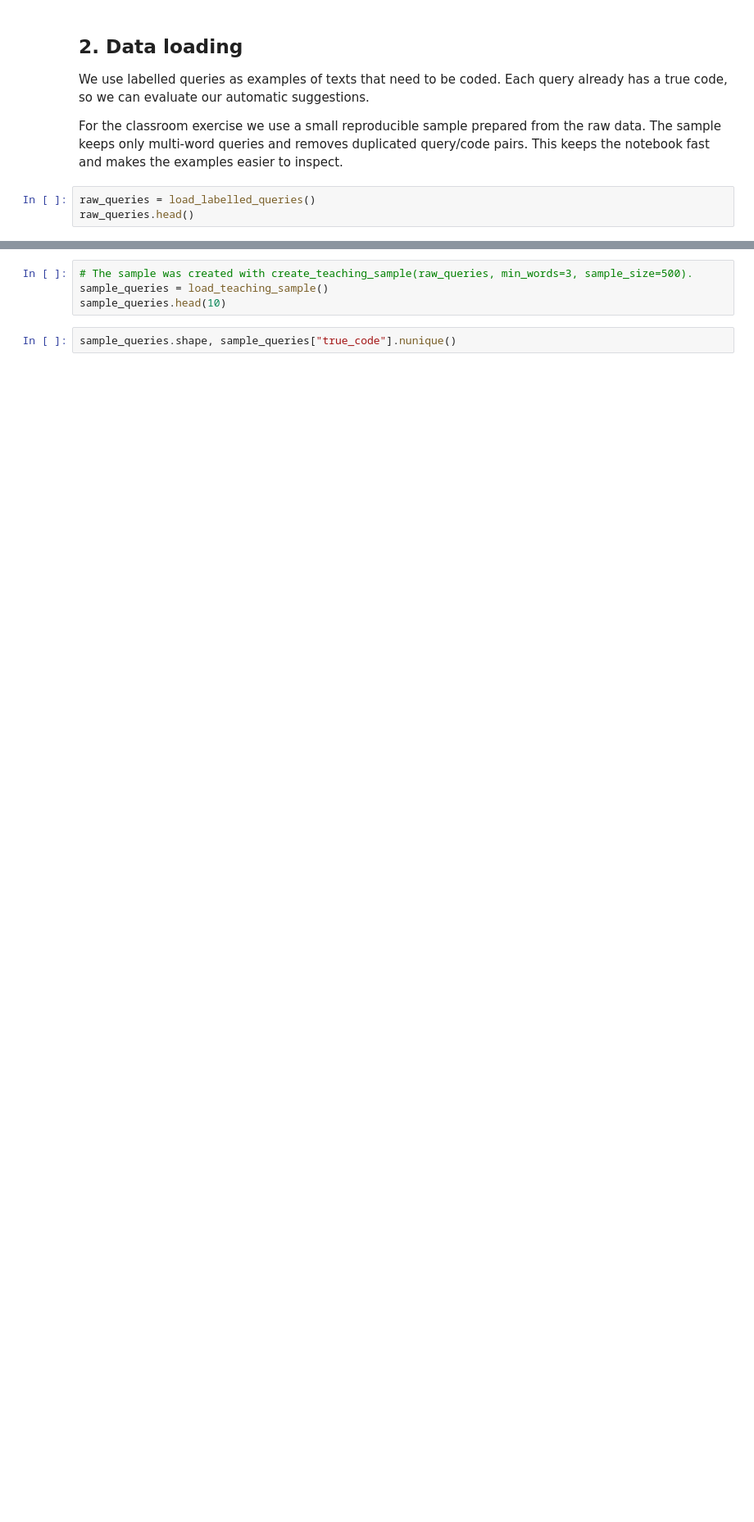
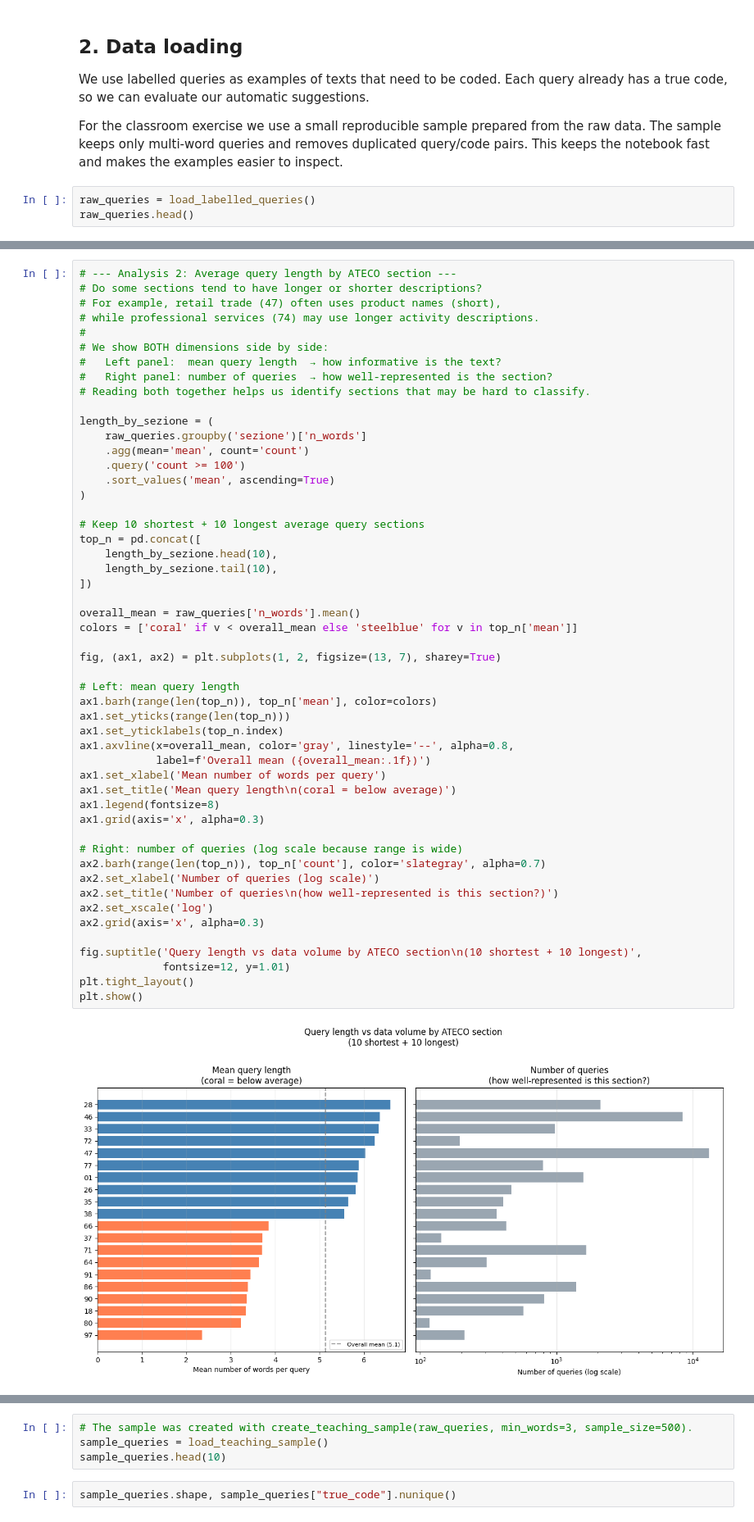
Before and after one commit to istat-methodology/emos-lecture, a Jupyter notebook: notebooks/emos_coding_lab.ipynb, the cells around one changed output, grey strips where cells are left out. Shown at 82% size. Drawn from its saved outputs; the diff is of its cells as text; blank space fills up the shorter version.

```diff
--- a/notebooks/emos_coding_lab.ipynb
+++ b/notebooks/emos_coding_lab.ipynb
@@ -38,0 +202,53 @@ raw_queries.head()
+# %%
+# --- Analysis 2: Average query length by ATECO section ---
+# Do some sections tend to have longer or shorter descriptions?
+# For example, retail trade (47) often uses product names (short),
+# while professional services (74) may use longer activity descriptions.
+#
+# We show BOTH dimensions side by side:
+#   Left panel:  mean query length  → how informative is the text?
+#   Right panel: number of queries  → how well-represented is the section?
+# Reading both together helps us identify sections that may be hard to classify.
+
+length_by_sezione = (
+    raw_queries.groupby('sezione')['n_words']
+    .agg(mean='mean', count='count')
+    .query('count >= 100')
+    .sort_values('mean', ascending=True)
+)
+
+# Keep 10 shortest + 10 longest average query sections
+top_n = pd.concat([
+    length_by_sezione.head(10),
+    length_by_sezione.tail(10),
+])
+
+overall_mean = raw_queries['n_words'].mean()
+colors = ['coral' if v < overall_mean else 'steelblue' for v in top_n['mean']]
+
+fig, (ax1, ax2) = plt.subplots(1, 2, figsize=(13, 7), sharey=True)
+
+# Left: mean query length
+ax1.barh(range(len(top_n)), top_n['mean'], color=colors)
+ax1.set_yticks(range(len(top_n)))
+ax1.set_yticklabels(top_n.index)
+ax1.axvline(x=overall_mean, color='gray', linestyle='--', alpha=0.8,
+            label=f'Overall mean ({overall_mean:.1f})')
+ax1.set_xlabel('Mean number of words per query')
+ax1.set_title('Mean query length\n(coral = below average)')
+ax1.legend(fontsize=8)
+ax1.grid(axis='x', alpha=0.3)
+
+# Right: number of queries (log scale because range is wide)
+ax2.barh(range(len(top_n)), top_n['count'], color='slategray', alpha=0.7)
+ax2.set_xlabel('Number of queries (log scale)')
+ax2.set_title('Number of queries\n(how well-represented is this section?)')
+ax2.set_xscale('log')
+ax2.grid(axis='x', alpha=0.3)
+
+fig.suptitle('Query length vs data volume by ATECO section\n(10 shortest + 10 longest)',
+             fontsize=12, y=1.01)
+plt.tight_layout()
+plt.show()
+# %% [output]
+[figure, added]
```
Also changed, not shown: parts of 15 cells of this notebook, 1 other file.
